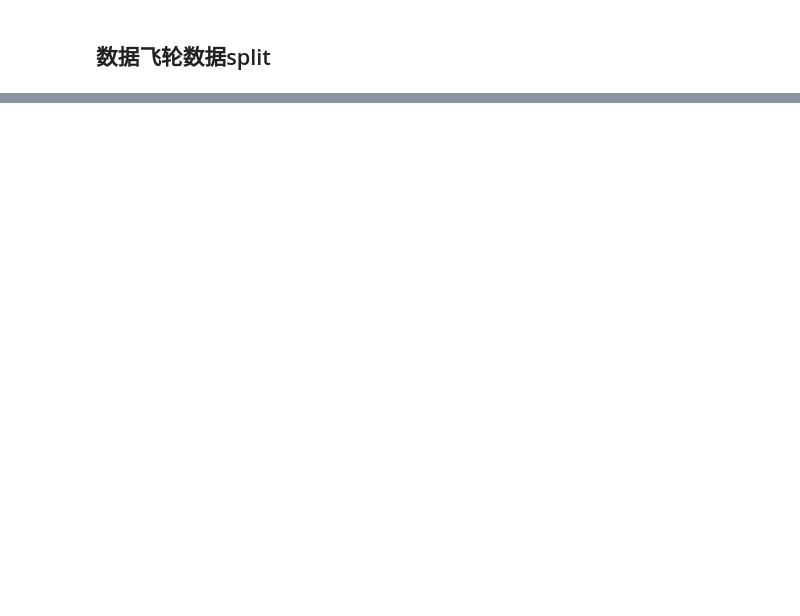
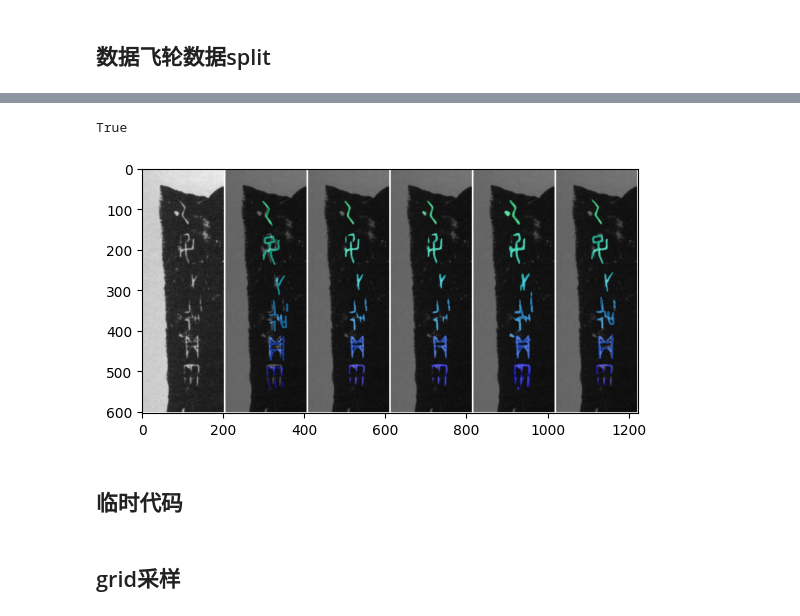
Before and after one commit to LumionHXJ/sam2, a Jupyter notebook: test.ipynb, the cells around one changed output, grey strips where cells are left out. Saved outputs shown, nothing was run; the diff lists cells and outputs as text; code cells hidden in the pictures; blank space fills up the shorter version.

```diff
--- a/test.ipynb
+++ b/test.ipynb
@@ -195 +479,8 @@ for unsuper_data in os.listdir("/data/huxingjian/historical_document/YQWY/HJ"):
+# %%
+l = 0
+for file in os.listdir("data/OBIMD_iou0.6/stage4/facsimile_json"):
+    with open(os.path.join("data/OBIMD_iou0.6/stage4/facsimile_json", file)) as f:
+        data = json.load(f)
+    l += len(data['annotations'])
+l
 # %% [markdown]
@@ -253,0 +592,28 @@ display(data_resized)
+# %%
+import matplotlib.pyplot as plt
+import cv2
+import os
+folder = ['raw_', 'OBIMD_raw_hj', 'OBIMD_segformer', 'OBIMD_charformer', 'OBIMD_stage3_selfiter', 'OBIMD_iou0.6_stage4']
+imgs = []
+box = [0, 0, 200, 600]
+for f in folder:
+    img = cv2.imread(f"visualization/{f}h11761.jpg")
+    img = img[box[1]:box[3], box[0]:box[2]]
+    img = cv2.copyMakeBorder(
+        img,
+        top=2,
+        bottom=2,
+        left=2,
+        right=2,
+        borderType=cv2.BORDER_CONSTANT,  # 常量边框（颜色固定）
+        value=(255, 255, 255)
+    )
+    imgs.append(img)
+imgs = np.concatenate(imgs, axis=1)
+plt.imshow(imgs)
+cv2.imwrite("visualization/h11761.jpg", imgs)
+# %% [output]
+True
+[figure, added]
+# %% [markdown]
+## 临时代码
@@ -253,0 +654,2 @@ display(data_resized)
+# %% [markdown]
+## grid采样
```
Also changed, not shown: parts of 32 cells of this notebook, 30 other files.
